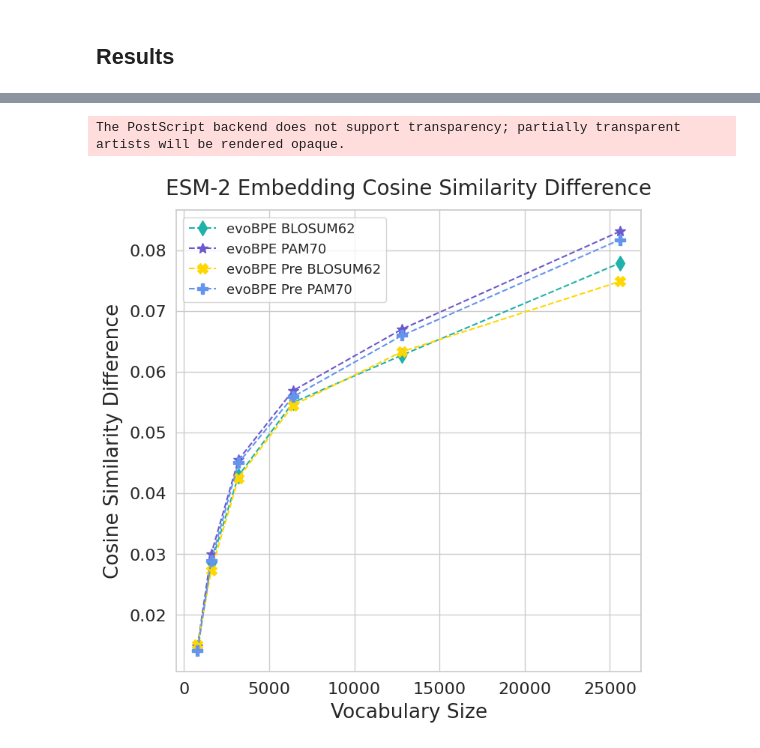
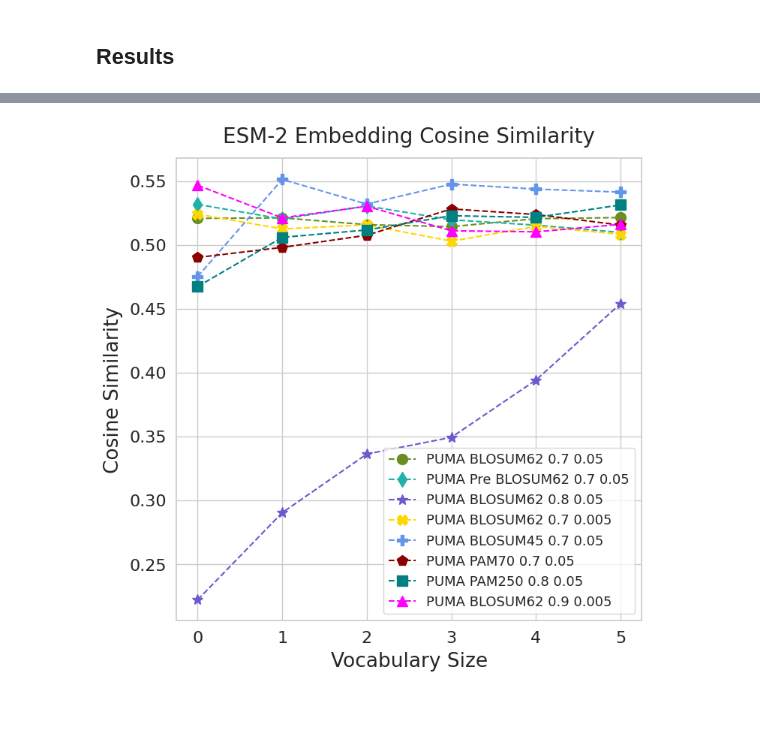
Before and after one commit to boun-tabi-lifelu/evolutionary-subword-tokenization, a Jupyter notebook: Prog/esm_embedding_similarity_analysis_for_mutations.ipynb, the cells around one changed output, grey strips where cells are left out. Saved outputs shown, nothing was run; the diff lists cells and outputs as text; code cells hidden in the pictures; blank space fills up the shorter version.

```diff
--- a/Prog/esm_embedding_similarity_analysis_for_mutations.ipynb
+++ b/Prog/esm_embedding_similarity_analysis_for_mutations.ipynb
@@ -87,7 +48,7 @@ uniref_id = '50'
 df_protein = pd.read_sql(f"""SELECT Entry as uniprot_id, Sequence as sequence
                           FROM proteins
                           WHERE Entry IN (SELECT uniprot_accession FROM uniref{uniref_id}_distilled)""", conn)
-df_protein = df_protein[df_protein['sequence'].str.len() < 1024].reset_index(drop=True)
+df_protein = df_protein[df_protein['sequence'].str.len() < 512].reset_index(drop=True)
 
 df_protein_sliced = pd.read_sql(f"SELECT uniprot_id, sequence FROM uniref{uniref_id}_domain_sliced_plddt70", conn)
 df_protein_sliced = df_protein_sliced[df_protein_sliced['uniprot_id'].isin(df_protein['uniprot_id'])].reset_index(drop=True)
@@ -438,0 +1146,13 @@ series_protein_all_similarity_wmean = np.sum(df_protein_all_similarity.iloc[:,1:
+# %%
+# Run enhanced similarity experiment
+print("Running enhanced similarity experiment...")
+results_df = run_enhanced_protein_similarity_experiment(
+    df_protein_oma,
+    sub_matrix_precomputed_alternatives,
+    batch_size=64,
+    extract_layers=[], #[6, 12, -1],  # Multiple layers
+    similarity_methods=[], #['concat', 'position_wise', 'global_mean', 'local_window'],
+    include_probability_analysis=False,
+    include_rank_analysis=True,
+    include_baseline=True
+)
@@ -445,8 +1206,8 @@ import seaborn as sns
 sns.set()
 sns.color_palette("Spectral", as_cmap=True)
 
-colors = ['olivedrab', 'lightseagreen', 'slateblue', 'gold', 'cornflowerblue', 'darkred'][1:]
-markers = ["o", "d", "*", "X", "P", "p"][1:]
+colors = ['olivedrab', 'lightseagreen', 'slateblue', 'gold', 'cornflowerblue', 'darkred', 'teal', 'fuchsia', 'orange', 'dodgerblue', 'purple']
+markers = ["o", "d", "*", "X", "P", "p", 's', '^', 'v', 'D', 'X']
 linestyles = ['-', '--', '-.', ':', "."]
 
 label_pad = 6
@@ -501,29 +1249,22 @@ The PostScript backend does not support transparency; partially transparent arti
 # %%
 sns.set_style("whitegrid")
+
 for i, method in enumerate(methods):
-    plt.plot(vocab_sizes,
-             [series_protein_all_similarity_wmean[f'{method} {vocab_size} mutated']-series_protein_all_similarity_wmean[f'{method} {vocab_size} alternative']
-              for vocab_size in vocab_sizes],
-            markers[i],
-            color=colors[i],
-            linestyle=linestyles[1],
-            markersize=10,
-            label=methods2names[method])
+        plt.plot(range(6), [results_df[results_df['tokenizer'] == f'{method} {vocab_size}']['rank_win_rate_mut_vs_alt'] for vocab_size in vocab_sizes],
+                markers[i],
+                color=colors[i],
+                linestyle=linestyles[1],
+                markersize=10,
+                label=methods2names[method])
 
-plt.title(f"ESM-2 Embedding Cosine Similarity Difference", pad=title_pad)
+plt.title(f"ESM-2 Embedding Cosine Similarity", pad=title_pad)
 plt.xlabel("Vocabulary Size", labelpad=label_pad)
-plt.ylabel("Cosine Similarity Difference", labelpad=label_pad)
-# plt.xticks(vocab_sizes)
+plt.ylabel("Cosine Similarity", labelpad=label_pad)
 plt.legend()
 
 # plt.xlim([0, 2000])
-# plt.ylim([1.9, 16.1])
-
-plt.savefig(f'{figures_folder_name}/esm_embedding_diff.eps', bbox_inches='tight')
-plt.savefig(f'{figures_folder_name}/esm_embedding_diff.pdf', bbox_inches='tight')
-plt.savefig(f'{figures_folder_name}/esm_embedding_diff.png', bbox_inches='tight')
+# plt.ylim([.1, .4])
 
 plt.show()
 # %% [output]
-The PostScript backend does not support transparency; partially transparent artists will be rendered opaque.
-[figure, old version]
+[figure, new version]
```
Also changed, not shown: parts of 40 cells of this notebook, 1 other file.
